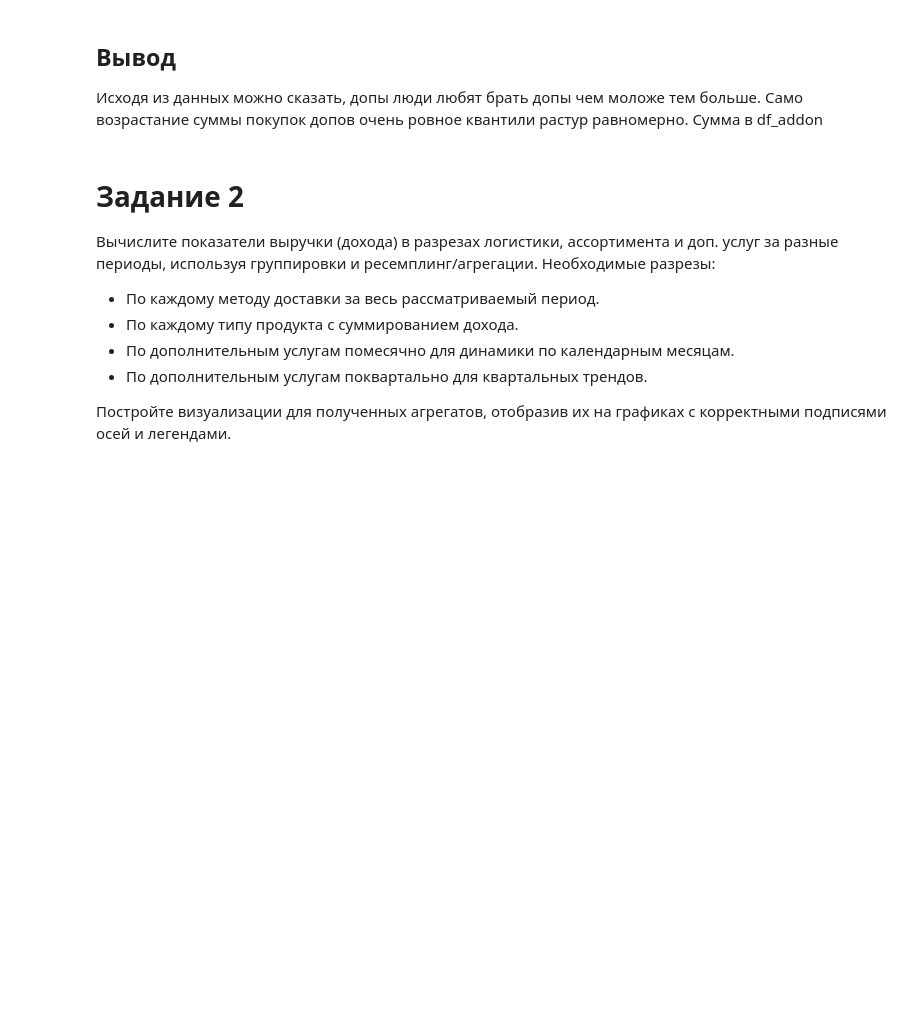
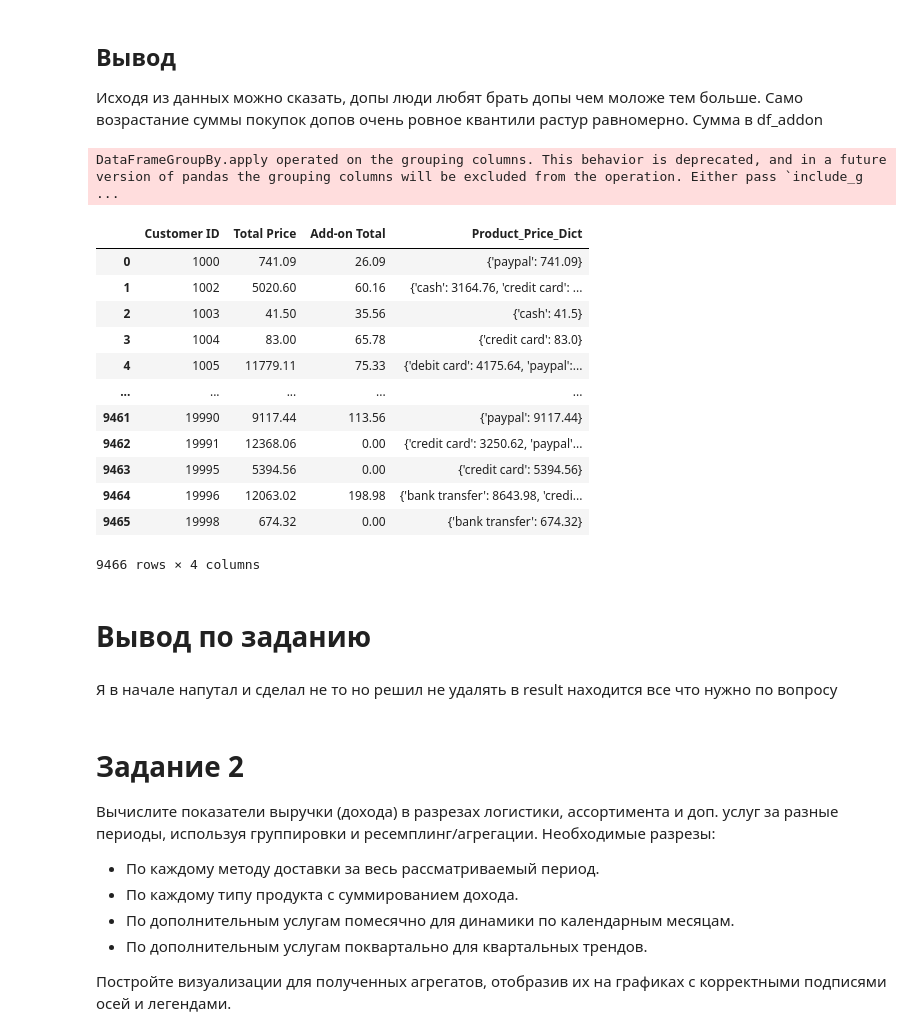
Before and after one commit to chumurov/hse_education_de, a Jupyter notebook: module_1/python_from_de/home_work_3/dz_3.ipynb, the cells around one changed output. Drawn from its saved outputs; the diff is of its cells as text; code cells hidden in the pictures; blank space fills up the shorter version.

```diff
--- a/module_1/python_from_de/home_work_3/dz_3.ipynb
+++ b/module_1/python_from_de/home_work_3/dz_3.ipynb
@@ -177,6 +177,36 @@ fig.show()
 ## Вывод
 Исходя из данных можно сказать, допы люди любят брать допы чем моложе тем больше. Само возрастание суммы покупок допов очень ровное квантили растур равномерно.
 Сумма в df_addon
+# %%
+total_price = df.groupby('Customer ID', as_index=False)['Total Price'].sum()
+add_on_price = df.groupby('Customer ID', as_index=False)['Add-on Total'].sum()
+# %%
+product_price = df.groupby('Customer ID')\
+    .apply(lambda g: g.groupby('Payment Method')['Total Price'].sum().to_dict()).reset_index(name='Product_Price_Dict')
+# %% [output]
+DataFrameGroupBy.apply operated on the grouping columns. This behavior is deprecated, and in a future version of pandas the grouping columns will be excluded from the operation. Either pass `include_g ...
+# %%
+result = total_price.merge(add_on_price).merge(product_price)
+# %%
+result
+# %% [output]
+|  | Customer ID | Total Price | Add-on Total | Product_Price_Dict |
+| 0 | 1000 | 741.09 | 26.09 | {'paypal': 741.09} |
+| 1 | 1002 | 5020.60 | 60.16 | {'cash': 3164.76, 'credit card': ... |
+| 2 | 1003 | 41.50 | 35.56 | {'cash': 41.5} |
+| 3 | 1004 | 83.00 | 65.78 | {'credit card': 83.0} |
+| 4 | 1005 | 11779.11 | 75.33 | {'debit card': 4175.64, 'paypal':... |
+| ... | ... | ... | ... | ... |
+| 9461 | 19990 | 9117.44 | 113.56 | {'paypal': 9117.44} |
+| 9462 | 19991 | 12368.06 | 0.00 | {'credit card': 3250.62, 'paypal'... |
+| 9463 | 19995 | 5394.56 | 0.00 | {'credit card': 5394.56} |
+| 9464 | 19996 | 12063.02 | 198.98 | {'bank transfer': 8643.98, 'credi... |
+| 9465 | 19998 | 674.32 | 0.00 | {'bank transfer': 674.32} |
+9466 rows × 4 columns
+# %% [markdown]
+# Вывод по заданию
+# %% [markdown]
+Я в начале напутал и сделал не то но решил не удалять в result находится все что нужно по вопросу
 # %% [markdown]
 # Задание 2
 
```
